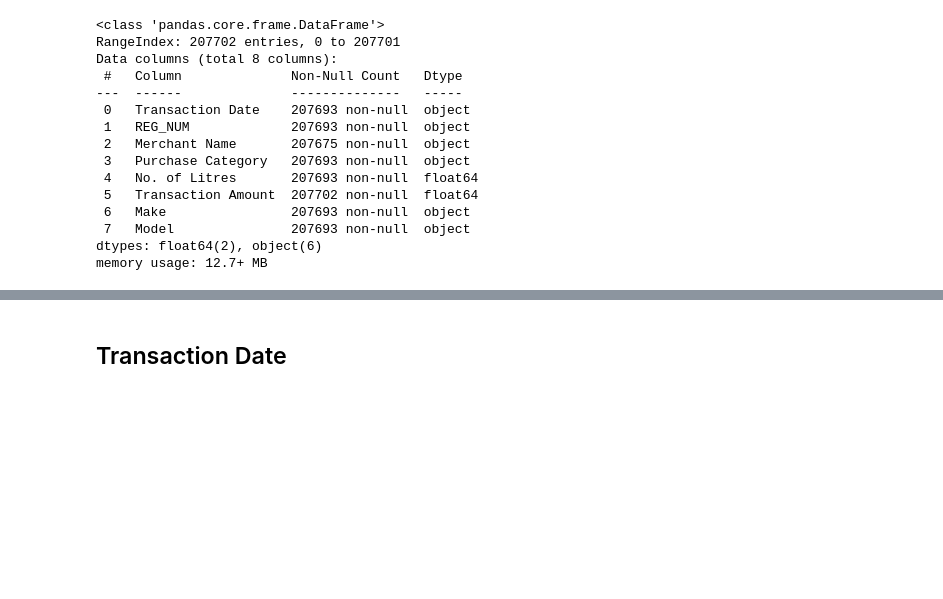
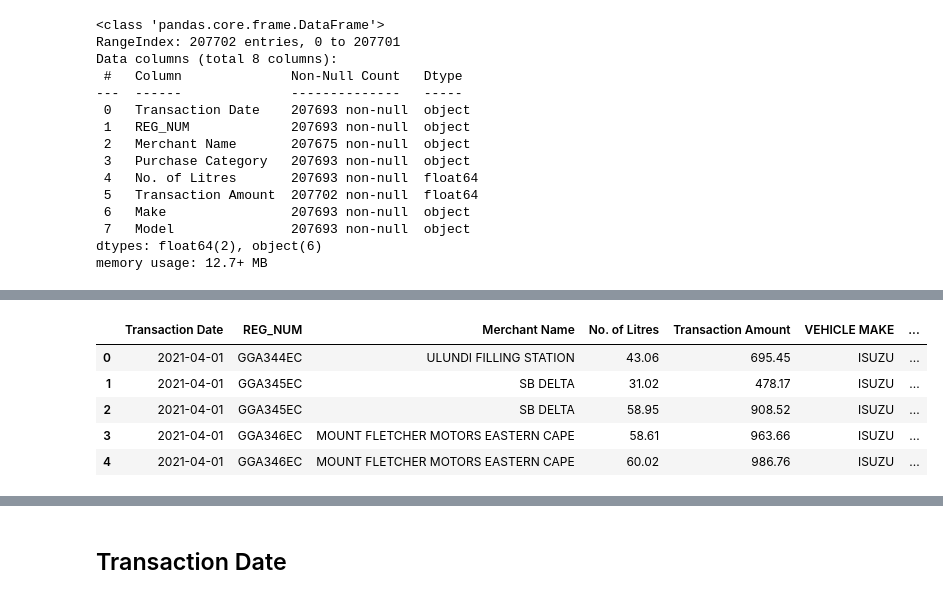
Before and after one commit to Jared-T/masters-dissertation, a Jupyter notebook: notebooks/Final_Data_Prep.ipynb, the cells around one changed output, grey strips where cells are left out. Saved outputs shown, nothing was run; the diff lists cells and outputs as text; code cells hidden in the pictures; blank space fills up the shorter version.

```diff
--- a/notebooks/Final_Data_Prep.ipynb
+++ b/notebooks/Final_Data_Prep.ipynb
@@ -42,0 +477,3 @@ memory usage: 12.7+ MB
+# %%
+# Change the NA district to "UNKNOWN"
+clean_data['District'] = clean_data['District'].fillna('UNKNOWN')
@@ -42,0 +517,27 @@ memory usage: 12.7+ MB
+# %%
+# Change the NA site values to "UNKNOWN"
+clean_data['Site'] = clean_data['Site'].fillna('UNKNOWN')
+# %%
+# Convert all sites to upper case
+clean_data['Site'] = clean_data['Site'].str.upper()
+# %%
+# Extract unique site names
+unique_names = clean_data['Site'].unique()
+
+# Remove null values
+unique_names = unique_names[~pd.isnull(unique_names)]
+
+# Dictionary to hold each name and its similar names
+similar_names_dict = {}
+
+# Iterate over each unique name
+for name in unique_names:
+    # Find similar names
+    similar_names = find_similar_names(name, unique_names)
+    # Store in the dictionary
+    similar_names_dict[name] = similar_names
+
+# Print the results, excluding exact matches
+for name, similarities in similar_names_dict.items():
+    if similarities:  # Only print if there are non-exact matches
+        print(f"{name}: {similarities}")
@@ -42,0 +563,16 @@ memory usage: 12.7+ MB
+# %%
+# Consolidate similar names into a single representative name for each group
+names_map = consolidate_names(similar_names_dict)
+
+# Replace names in the DataFrame
+clean_data = replace_names(clean_data, names_map, var='Site')
+
+# View the replaced DataFrame
+clean_data.head()
+# %% [output]
+|  | Transaction Date | REG_NUM | Merchant Name | No. of Litres | Transaction Amount | VEHICLE MAKE | ... |
+| 0 | 2021-04-01 | GGA344EC | ULUNDI FILLING STATION | 43.06 | 695.45 | ISUZU | ... |
+| 1 | 2021-04-01 | GGA345EC | SB DELTA | 31.02 | 478.17 | ISUZU | ... |
+| 2 | 2021-04-01 | GGA345EC | SB DELTA | 58.95 | 908.52 | ISUZU | ... |
+| 3 | 2021-04-01 | GGA346EC | MOUNT FLETCHER MOTORS EASTERN CAPE | 58.61 | 963.66 | ISUZU | ... |
+| 4 | 2021-04-01 | GGA346EC | MOUNT FLETCHER MOTORS EASTERN CAPE | 60.02 | 986.76 | ISUZU | ... |
```
Also changed, not shown: parts of 61 cells of this notebook, 1 other file.
